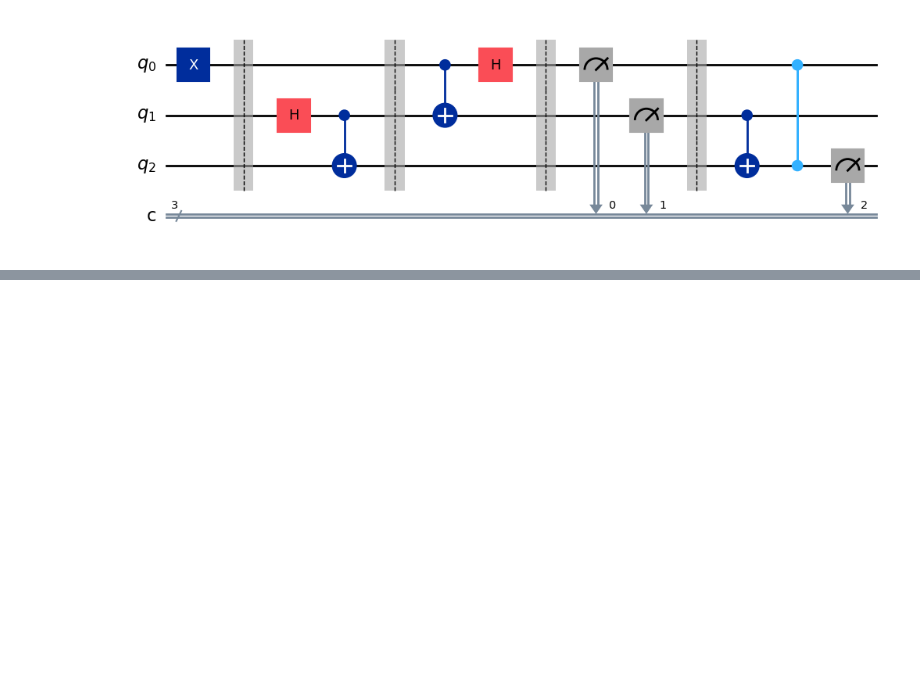
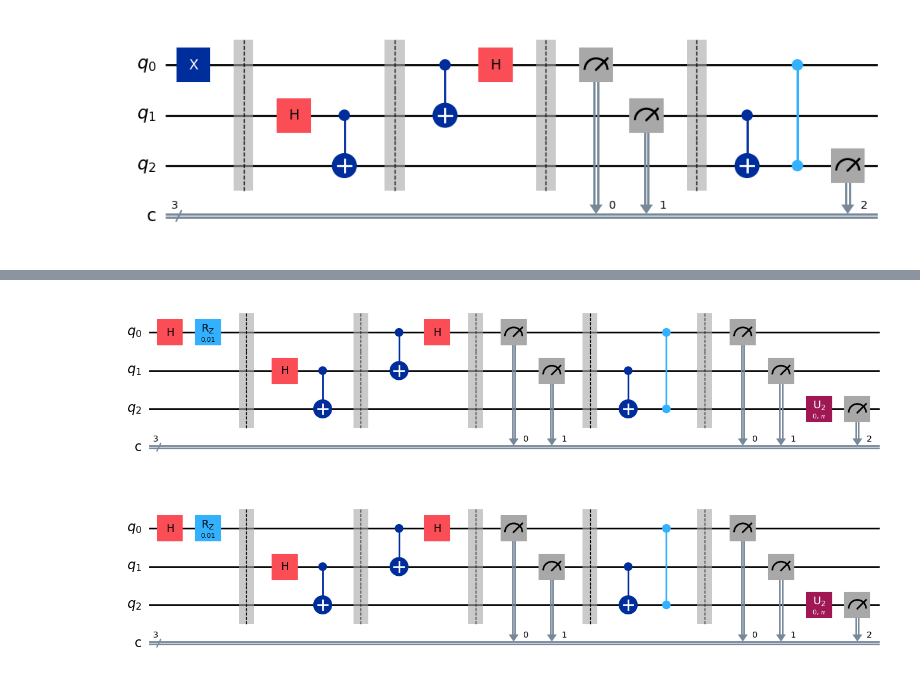
Before and after one commit to QuantumDdomain/Qc_circuit, a Jupyter notebook: quantum_teleportation.ipynb, the cells around one changed output, grey strips where cells are left out. Drawn from its saved outputs; the diff is of its cells as text; code cells hidden in the pictures; blank space fills up the shorter version.

```diff
--- a/quantum_teleportation.ipynb
+++ b/quantum_teleportation.ipynb
@@ -112,0 +176,5 @@ c: 3/═════════════════════════
+# %%
+circuit.decompose().draw(output='mpl')
+# %% [output]
+[figure, added]
+[figure, added]
```
Also changed, not shown: parts of 5 cells of this notebook, 2 other files.
